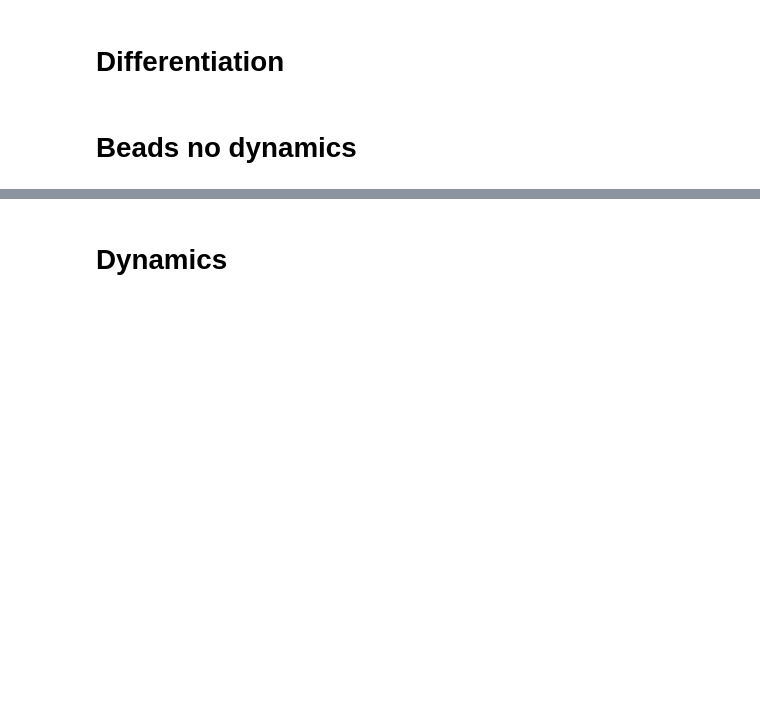
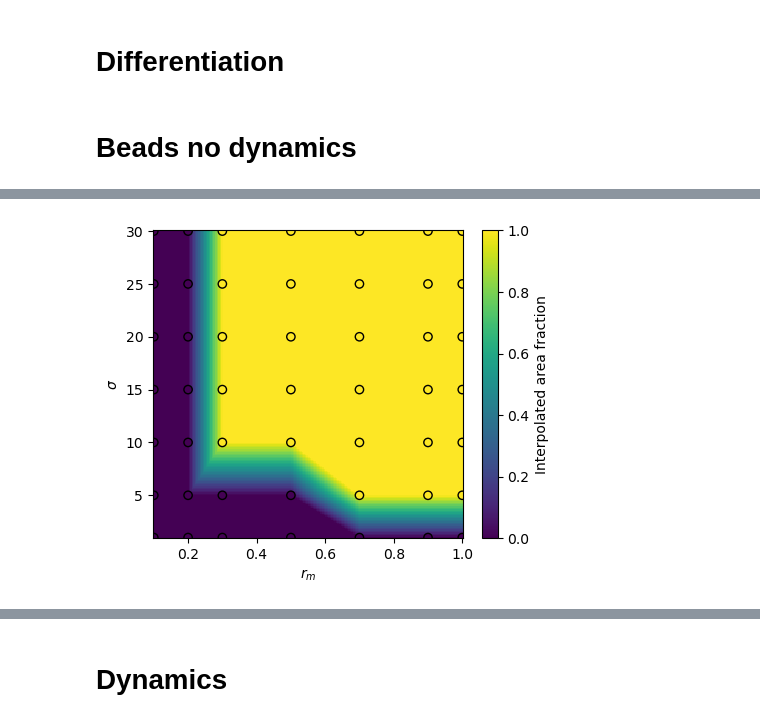
Before and after one commit to pvblop/Memory-Phase-Field-Models, a Jupyter notebook: equation_solver_gauss_dist/analysis_sweep.ipynb, the cells around one changed output, grey strips where cells are left out. Cells and saved outputs as stored; diff of their text form; code cells hidden in the pictures; blank space fills up the shorter version.

```diff
--- a/equation_solver_gauss_dist/analysis_sweep.ipynb
+++ b/equation_solver_gauss_dist/analysis_sweep.ipynb
@@ -358,0 +382,81 @@ plt.ylim(0.0, 30.05)
+# %%
+from scipy.interpolate import griddata
+import numpy as np
+import matplotlib.pyplot as plt
+
+def interpolate_phase_field(df, fixed, x="rbm", y="sig", value="area_psi",
+                            nx=200, ny=200, method="linear"):
+
+    d = df.copy()
+
+    for k, v in fixed.items():
+        d = d[d[k] == v]
+
+    # If you have repeated simulations, average first
+    dg = (
+        d.groupby([x, y], as_index=False)
+         .agg(z=(value, "mean"))
+    )
+
+    points = dg[[x, y]].values
+    values = dg["z"].values
+
+    xi = np.linspace(dg[x].min(), dg[x].max(), nx)
+    yi = np.linspace(dg[y].min(), dg[y].max(), ny)
+
+    XI, YI = np.meshgrid(xi, yi)
+
+    ZI = griddata(
+        points,
+        values,
+        (XI, YI),
+        method=method
+    )
+
+    return XI, YI, ZI, dg
+
+
+
+
+fixed = {
+    "dist": "pol",
+    "x0": 25.0,
+    "dpsi": 30.0
+}
+
+df["diff_bin"] = (df["area_psi"] > 1e-3).astype(float)
+
+XI, YI, ZI, dg = interpolate_phase_field(
+    df,
+    fixed=fixed,
+    x="rbm",
+    y="sig",
+    value="diff_bin",
+    method="linear"
+)
+
+fig, ax = plt.subplots(figsize=(5, 4))
+
+im = ax.pcolormesh(
+    XI,
+    YI,
+    ZI,
+    shading="auto",
+    cmap="viridis"
+)
+
+ax.scatter(
+    dg["rbm"],
+    dg["sig"],
+    c=dg["z"],
+    edgecolors="black"
+)
+
+cbar = plt.colorbar(im, ax=ax)
+cbar.set_label("Interpolated area fraction")
+
+ax.set_xlabel(r"$r_m$")
+ax.set_ylabel(r"$\sigma$")
+plt.show()
+# %% [output]
+[figure, added]
```
Also changed, not shown: parts of 4 cells of this notebook, 8 other files.
